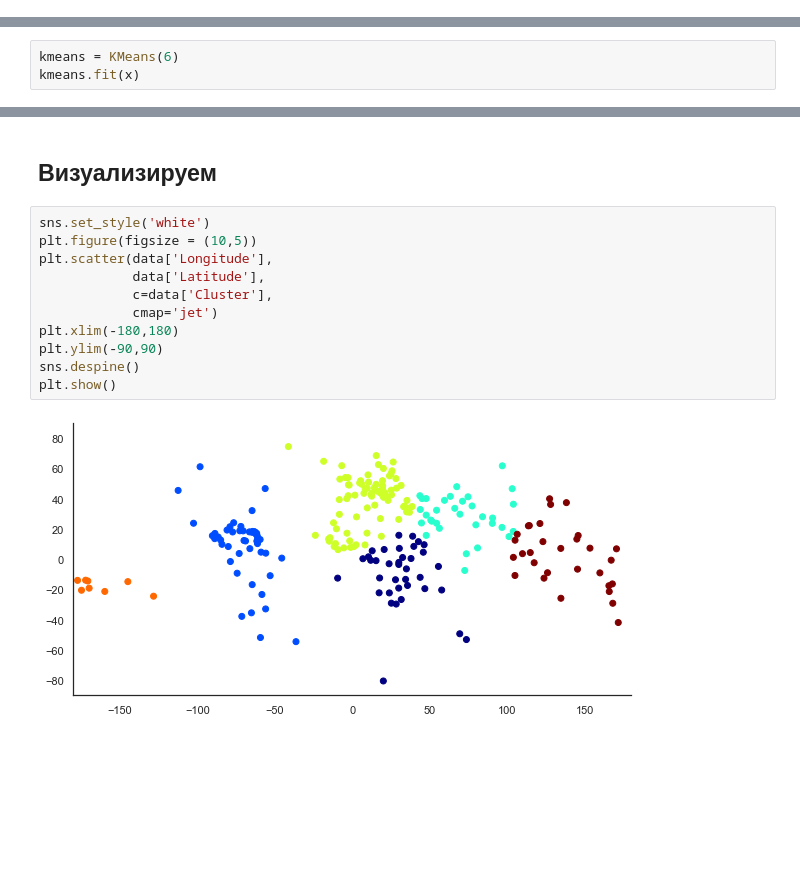
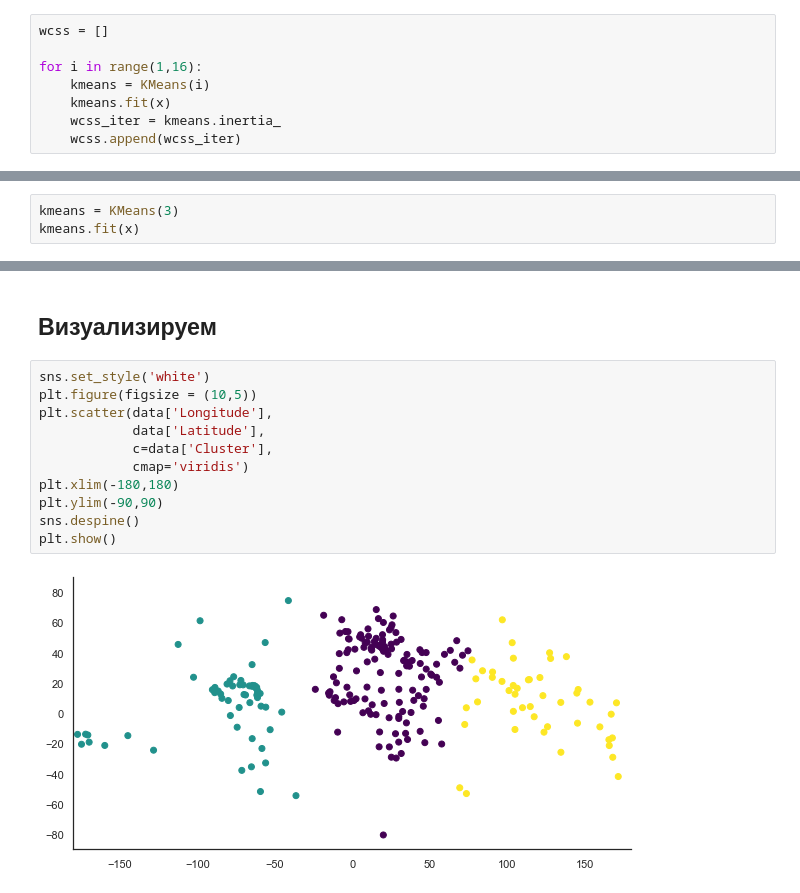
Before and after one commit to arl9kin/Python_data, a Jupyter notebook: ML/cluster/A Simple Example of Clustering.ipynb, the cells around one changed output, grey strips where cells are left out. Saved outputs shown, nothing was run; the diff lists cells and outputs as text; blank space fills up the shorter version.

```diff
--- a/ML/cluster/A Simple Example of Clustering.ipynb
+++ b/ML/cluster/A Simple Example of Clustering.ipynb
@@ -74,0 +79,8 @@ x
+# %%
+wcss = []
+
+for i in range(1,16):
+    kmeans = KMeans(i)
+    kmeans.fit(x)
+    wcss_iter = kmeans.inertia_
+    wcss.append(wcss_iter)
@@ -75,5 +113,5 @@ x
 # %%
-kmeans = KMeans(6)
+kmeans = KMeans(3)
 kmeans.fit(x)
 # %% [output]
 KMeans(algorithm='auto', copy_x=True, init='k-means++', max_iter=300,
@@ -118,13 +160,13 @@ data
 # %%
 sns.set_style('white')
 plt.figure(figsize = (10,5))
 plt.scatter(data['Longitude'],
             data['Latitude'],
             c=data['Cluster'],
-            cmap='jet')
+            cmap='viridis')
 plt.xlim(-180,180)
 plt.ylim(-90,90)
 sns.despine()
 plt.show()
 # %% [output]
-[figure, old version]
+[figure, new version]
```
Also changed, not shown: parts of 11 cells of this notebook, 1 other file.
